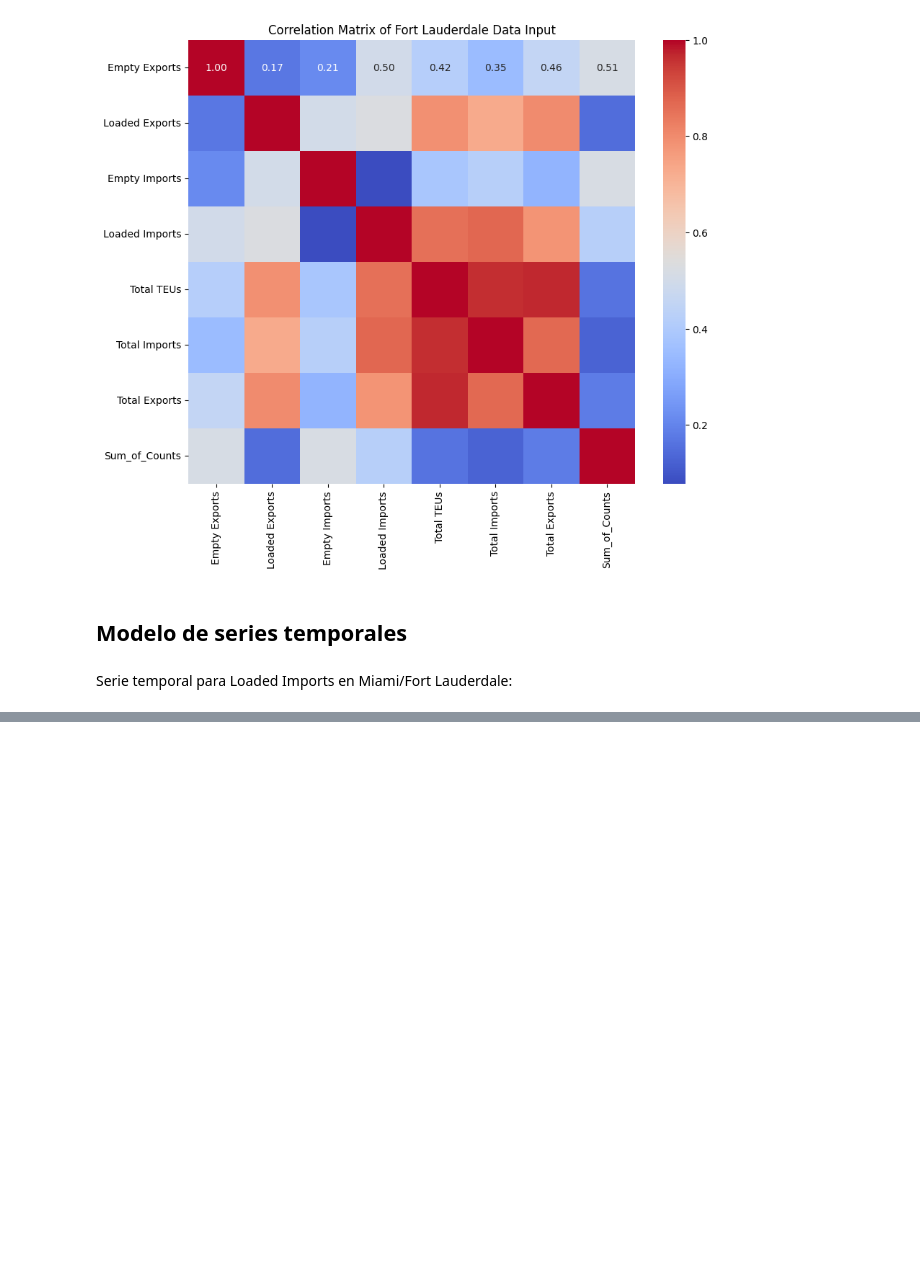
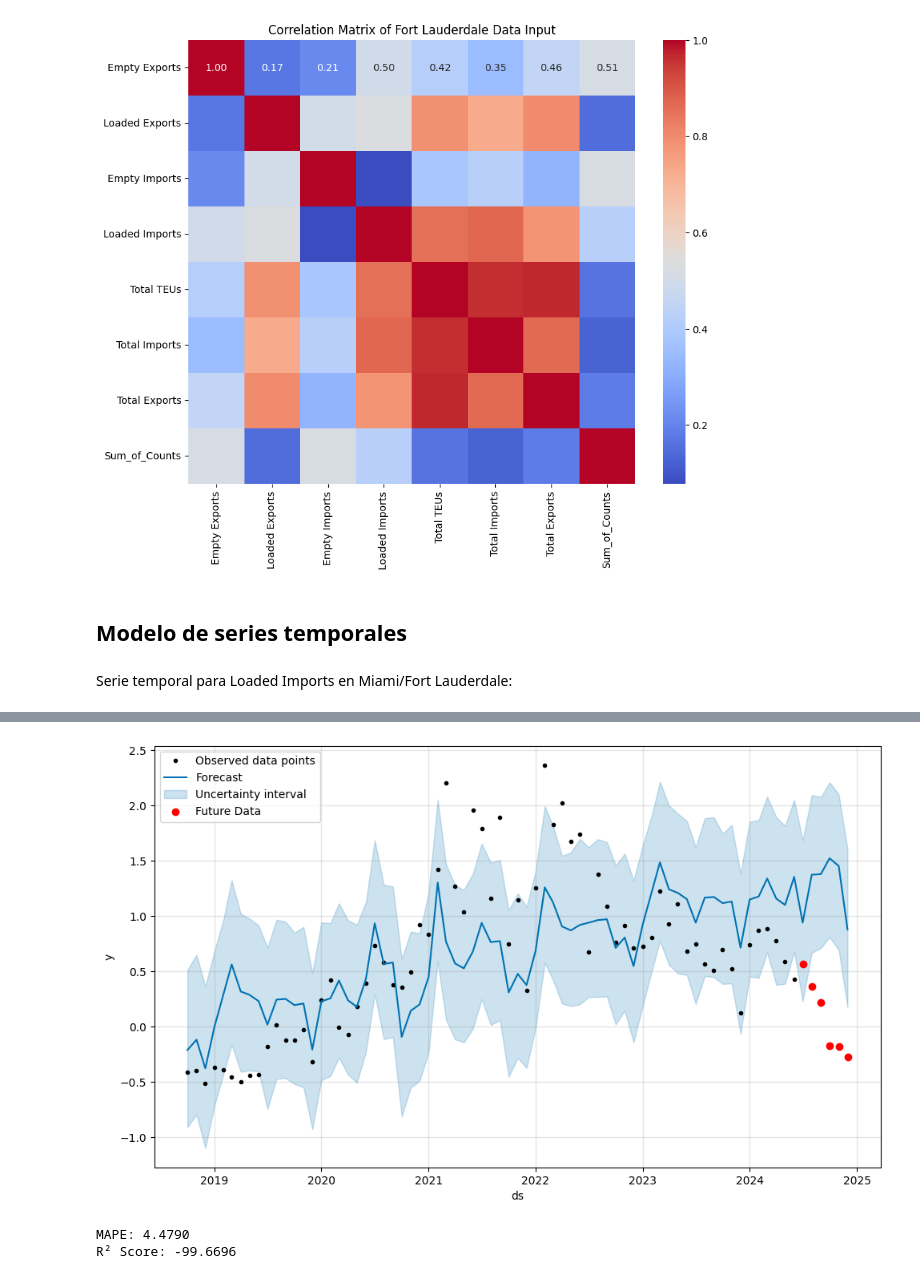
Before and after one commit to GonzaloLopezS/TFM_AFI_2025, a Jupyter notebook: AAA_code/modelos_prueba.ipynb, the cells around one changed output, grey strips where cells are left out. Drawn from its saved outputs; the diff is of its cells as text; code cells hidden in the pictures; blank space fills up the shorter version.

```diff
--- a/AAA_code/modelos_prueba.ipynb
+++ b/AAA_code/modelos_prueba.ipynb
@@ -495,7 +495,8 @@ sorted_resultado
 from prophet import Prophet
 from prophet.plot import add_changepoints_to_plot
 # %%
-everglades_data = pd.read_csv('everglades_data.csv')
+# everglades_data = pd.read_csv('everglades_data.csv')
+everglades_data = pd.read_csv('../sources/everglades_data.csv')
 # %% [markdown]
 Serie temporal para Loaded Imports en Miami/Fort Lauderdale:
 # %%
@@ -1103,0 +592,8 @@ plot
+# %%
+df_imports = everglades_data[['Date', 'Count of Event_Other Drugs**']]
+df_imports['Date'] = pd.to_datetime(df_imports['Date'])
+
+df_imports.rename(columns={
+    'Date': 'ds',
+    'Count of Event_Other Drugs**': 'y'
+}, inplace=True)
@@ -1103,0 +610,6 @@ plot
+# %%
+train = df_imports[df_imports['ds'] < '2024-06-30']
+validation = df_imports[df_imports['ds'] >= '2024-06-30']
+# %%
+m = Prophet()
+m.fit(train)
@@ -1103,0 +636,28 @@ plot
+# %%
+future = m.make_future_dataframe(periods=6, freq='M')
+future = future.merge(df_imports, on='ds', how='left')
+
+# Hacer predicciones
+forecast = m.predict(future)
+
+# Graficar resultados
+fig = m.plot(forecast)
+plt.scatter(validation['ds'], validation['y'], color='red', label='Future Data')
+plt.legend()
+plt.show()
+# %% [output]
+[figure, added]
+# %%
+# Evaluación del modelo
+y_true = validation.loc[validation['ds'].isin(forecast_validation['ds']), 'y'].values
+y_pred = forecast_validation['yhat'].values
+
+# Calcular MAPE y R²
+mape = mean_absolute_percentage_error(y_true, y_pred)
+r2 = r2_score(y_true, y_pred)
+
+print(f"MAPE: {mape:.4f}")
+print(f"R² Score: {r2:.4f}")
+# %% [output]
+MAPE: 4.4790
+R² Score: -99.6696
```
Also changed, not shown: parts of 57 cells of this notebook, 20 other files.
